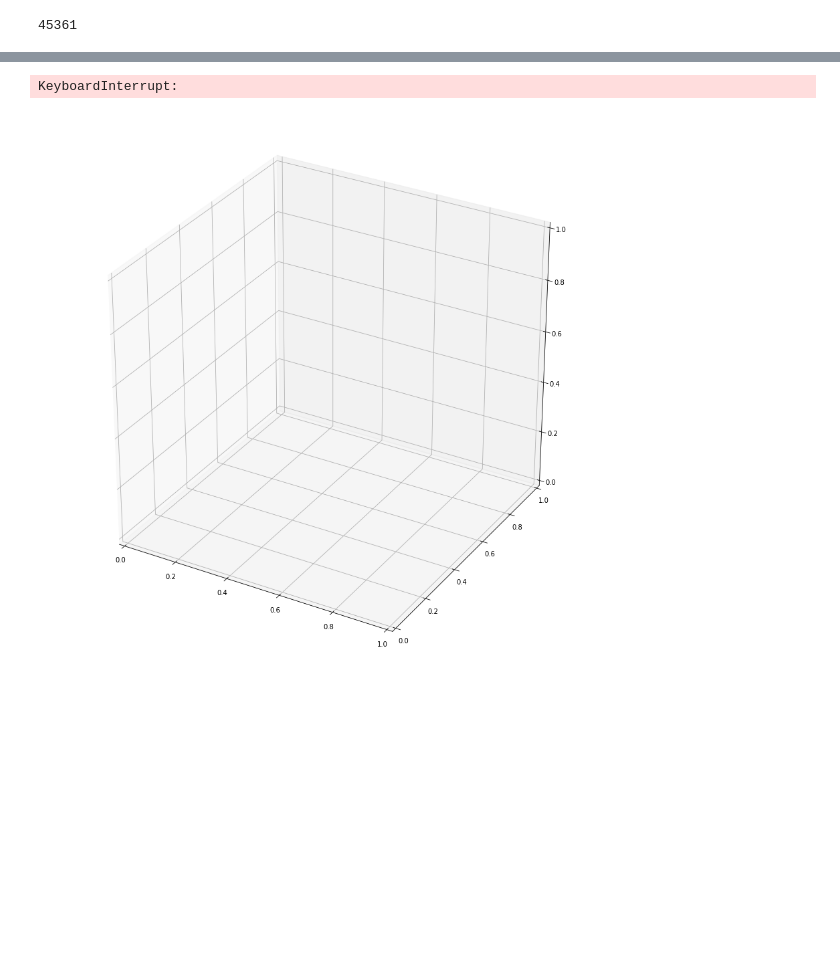
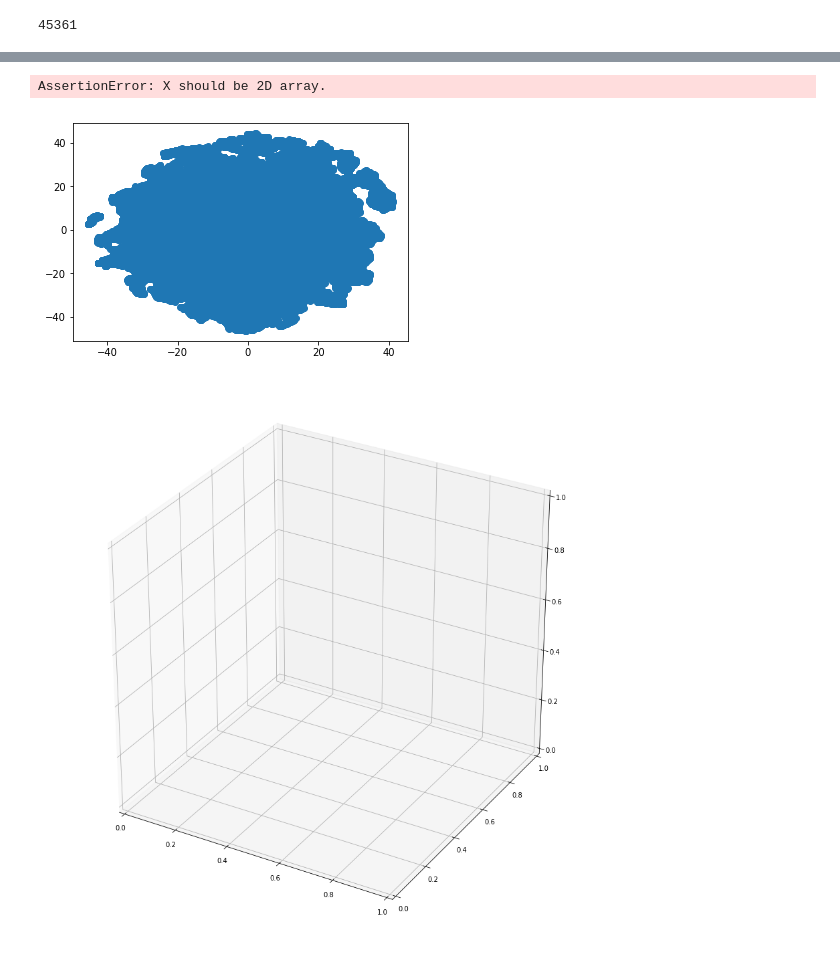
Before and after one commit to dayonenotdaytwo/orie4741project, a Jupyter notebook: Review_Preprocessing.ipynb, the cells around one changed output, grey strips where cells are left out. Saved outputs shown, nothing was run; the diff lists cells and outputs as text; code cells hidden in the pictures; blank space fills up the shorter version.

```diff
--- a/Review_Preprocessing.ipynb
+++ b/Review_Preprocessing.ipynb
@@ -123,10 +67,10 @@ root
 # %%
-# Using PCA on the new data.
+# Using PCA on the new data to understand variance
 from pyspark.ml.feature import PCA
 
 pca = PCA(k=10, inputCol= "word2vec",outputCol="pca_text")
 pca_model = pca.fit(dataset)
-pca_result = pca_model.transform(dataset).select("pca_text")
+pca_result = pca_model.transform(dataset)
 # %%
 pca_model.explainedVariance.values
 # %% [output]
@@ -202,10 +146,12 @@ result_pd
 # %%
-from sklearn.manifold import TSNE
-tsne=TSNE(early_exaggeration=10)
-tsne_output = tsne.fit_transform(pca_result_pd)
+from MulticoreTSNE import MulticoreTSNE as TSNE
+tsne= TSNE(early_exaggeration=10,n_jobs=20)
+tsne_output = tsne.fit_transform(np.array(pca_result_pd.pca_text))
 # %% [output]
-KeyboardInterrupt:
+AssertionError: X should be 2D array.
 # %%
-plt.scatter(tsne_output[:,0],tsne_output[:,1])
+plt.scatter(tsne_output[:,0],tsne_output[:,1],, c)
 plt.show()
+# %% [output]
+[figure, added]
 # %%
```
Also changed, not shown: parts of 21 cells of this notebook.
